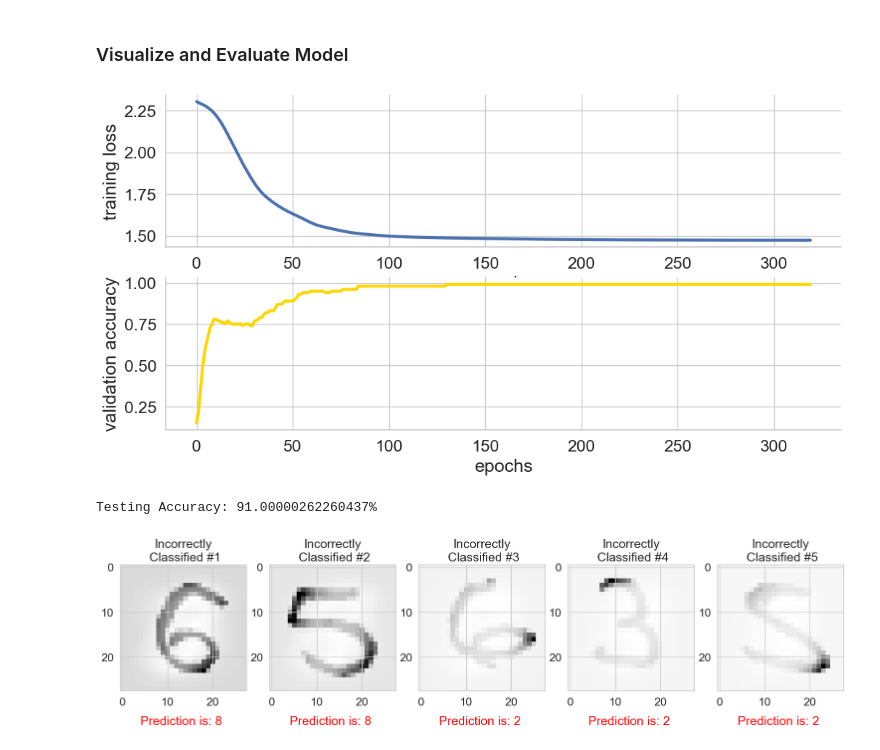
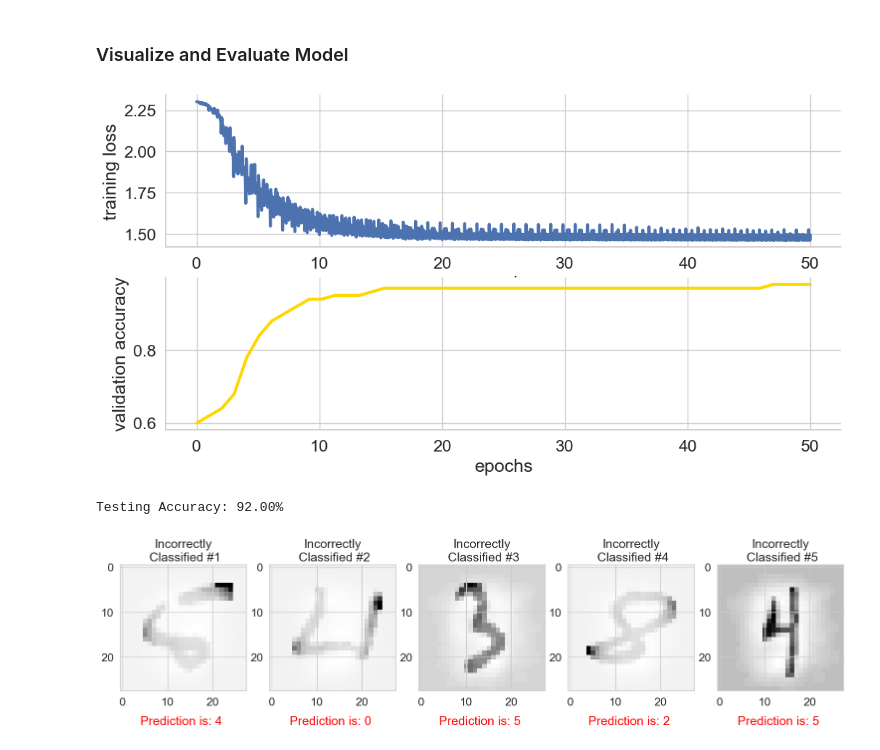
Before and after one commit to dfredin/PHYS-417-Neural-Networks, a Jupyter notebook: Lab3_DanielFredin.ipynb, the cells around one changed output. Saved outputs shown, nothing was run; the diff lists cells and outputs as text; code cells hidden in the pictures.

```diff
--- a/Lab3_DanielFredin.ipynb
+++ b/Lab3_DanielFredin.ipynb
@@ -178,18 +158,11 @@ mnistClassification(
 # %% [markdown]
 ### Identify Tracked Values
 # %%
-# Placeholders for training loss and validation accuracy during training
-# Training loss should be tracked for each iteration (1 iteration -> single forward pass to the network)
-# Validation accuracy should be evaluated every 'Epoch' (1 epoch -> full training dataset)
-# If using batch gradient, 1 iteration = 1 epoch
-####################################
-# YOUR CODE HERE
-train_loss_list = np.zeros((epochs,)) # Training loss for Batch GD
+### -------------Tracked Values------------- ###
 
-#train_loss_list = np.zeros(epochs*(len(mnist_train_features),)) # training loss for SGD
-
-validation_accuracy_list = np.zeros((epochs,))
-####################################
+# Create empty list for placeholders for training loss and validation accuracy during training
+train_loss_list = []
+validation_accuracy_list = []
 # %% [markdown]
 ### Train Model
 # %%
@@ -258,58 +221,67 @@ sns.set(style = 'whitegrid', font_scale = 1.5)
 # %%
 ### -------------Visualize training loss------------- ###
 
+# Calibrate graphs to have same x axis length
+x_calb_loss = np.linspace(0, epochs, len(train_loss_list))
+x_calb_val = np.linspace(0, epochs, epochs)
+
+sns.set(style = 'whitegrid', font_scale = 1.5)
 plt.figure(figsize = (12, 6))
 
-# Visualize training loss with respect to iterations (1 iteration -> single batch)
-plt.subplot(2, 1, 1)
-plt.plot(train_loss_list, linewidth = 3)
+# Visualize training loss with respect to iterations (1 iteration -> single mini-batch)
+plt.subplot(211)
+plt.plot(x_calb_loss, train_loss_list, linewidth = 3)
 plt.ylabel("training loss")
 plt.xlabel("epochs")
 sns.despine()
 
 # Visualize validation accuracy with respect to epochs
-plt.subplot(2, 1, 2)
-plt.plot(validation_accuracy_list, linewidth = 3, color = 'gold')
+plt.subplot(212)
+plt.plot(x_calb_val, validation_accuracy_list, linewidth = 3, color = 'gold')
 plt.ylabel("validation accuracy")
 plt.xlabel("epochs")
 sns.despine()
+
+plt.show()
 # %% [output]
-[figure, old version]
+[figure, new version]
 # %%
 ### -------------Compute the testing accuracy------------- ###
 
-####################################
 with torch.no_grad(): # Passing inputs to the model NOT for training purposes so we don't need to calculate gradient
     # Pass the testing feature data (100 samples) to the network to produce model predictions
     target_pred_test = model(testing_inputs)
 
     # Use the same technique as above to commpute the testing classification accuracy
     correct = (torch.argmax(target_pred_test, dim=1) == testing_targets).type(torch.FloatTensor)
+    accuracy = correct.mean().numpy()*100
 
-    print("Testing Accuracy: " + str(correct.mean().numpy()*100) + '%')
-####################################
+    print("Testing Accuracy: {:.2f}%".format(accuracy))
 # %% [output]
-Testing Accuracy: 91.00000262260437%
+Testing Accuracy: 92.00%
 # %%
-# Plot 5 incorrectly classified testing samples and print the model predictions for each of them
-# You can use np.reshape() to convert flattened 1D array (768,) -> (28, 28)
+### -------------Plotting 5 incorrectly classified samples------------- ###
 
-# Finds the index of the incorrect predictions
-incorrect_index = np.array(np.where(correct == 0))
-# Reshapes the testing inputs to (100,784), moves to CPU and converts to numpy
-resized_testing_inputs = np.reshape(testing_inputs.cpu().numpy(), (100,28,28))
-# Moves model testing outputs to CPU numpy and converts to numpy
-pred_test = target_pred_test.cpu().numpy()
+incorrect_index = np.array(np.where(correct == 0))          # Finds the index of the incorrect predictions
+resized_testing_inputs = np.reshape(testing_inputs.cpu()
+                                    .numpy(), (100,28,28))  # Reshapes the testing inputs to (100,784), moves to CPU
+                                                            # and converts to numpy
+pred_test = target_pred_test.cpu().numpy()                  # Moves model testing outputs to CPU and converts to numpy
 
 plt.figure(figsize = (15, 15), layout="constrained")
 for i in range(5):
 
-    plt.subplot(1,5,i + 1) # Subplot with 1 row and 5 col, placing each iterated image in col
+    # Subplot with 1 row and 5 col, placing each iterated image in col
+    plt.subplot(1,5,i + 1)
+
     # Shows the testing inputs that were incorrectly classified
     plt.imshow(resized_testing_inputs[incorrect_index[0,i]], cmap = 'Greys')
+
     # Plots title with arbitrary number identifying incorrectly classified sample
     plt.title("Incorrectly\n Classified #{}".format(i+1))
-    # Adds text to subplots and prints out the incorrect prediction of the model.
-    plt.text(13, 35, "Prediction is: {}".format(np.argmax(pred_test[incorrect_index[0][i]][:])), ha='center', color='red');
+
+    # Adds text to subplots and prints out the incorrect prediction of the model
+    plt.text(13, 35, "Prediction is: {}".format(np.argmax(pred_test[
+                incorrect_index[0][i]][:])), ha='center', color='red');
 # %% [output]
-[figure, old version]
+[figure, new version]
```
Also changed, not shown: parts of 18 cells of this notebook.
